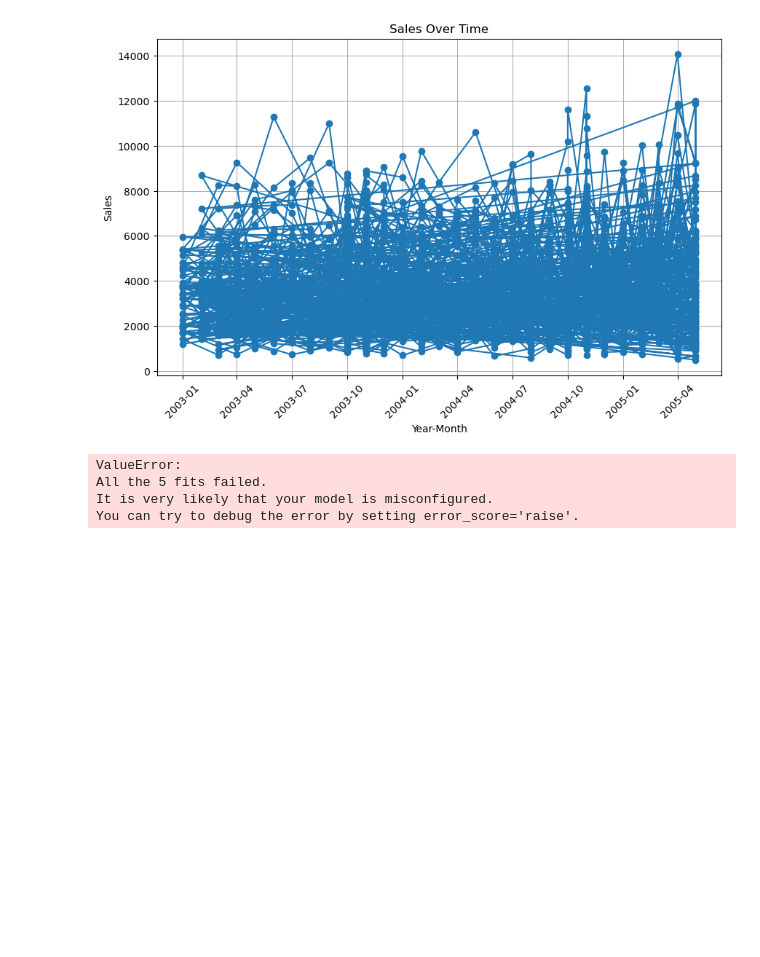
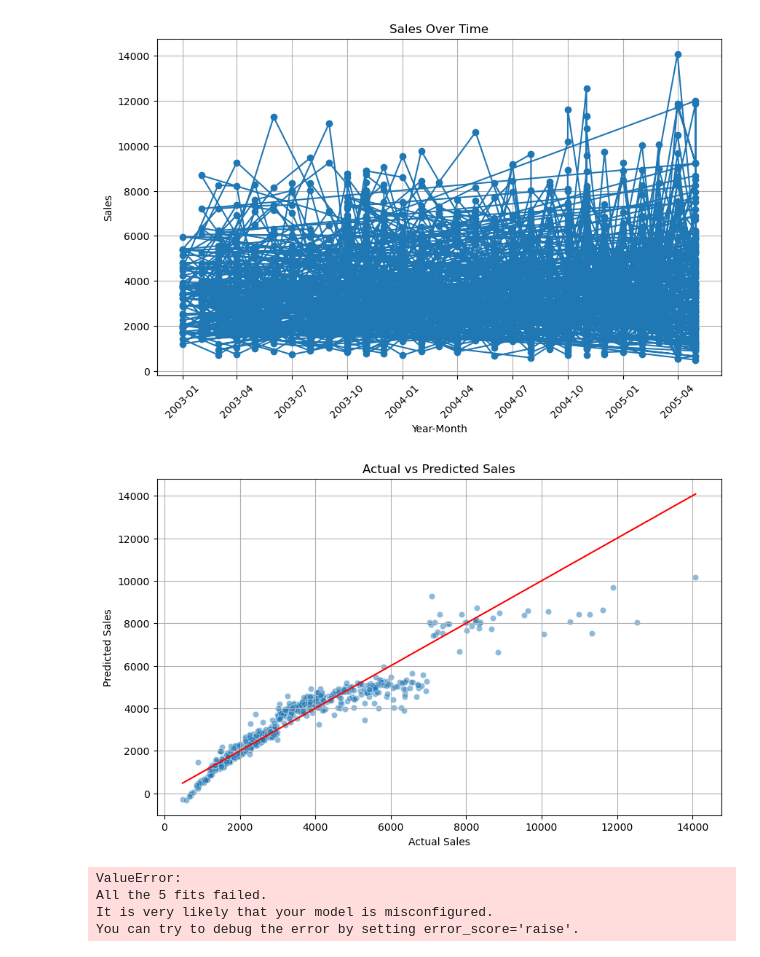
Before and after one commit to Debasish6/ML-Basics, a Jupyter notebook: Sales Prediction/Sales_data_prediction.ipynb, the cells around one changed output. Drawn from its saved outputs; the diff is of its cells as text; code cells hidden in the pictures; blank space fills up the shorter version.

Commit message:
Updated sales file sucessfully

```diff
--- a/Sales Prediction/Sales_data_prediction.ipynb
+++ b/Sales Prediction/Sales_data_prediction.ipynb
@@ -174,6 +174,21 @@ plt.grid(True)
 plt.show()
 # %% [output]
 [figure]
+# %%
+import matplotlib.pyplot as plt
+import seaborn as sns
+
+# Scatter plot with regression line
+plt.figure(figsize=(10, 6))
+sns.scatterplot(x=y_test, y=predictions, alpha=0.5)
+sns.lineplot(x=[min(y_test), max(y_test)], y=[min(y_test), max(y_test)], color='red')
+plt.title('Actual vs Predicted Sales')
+plt.xlabel('Actual Sales')
+plt.ylabel('Predicted Sales')
+plt.grid(True)
+plt.show()
+# %% [output]
+[figure, added]
 # %%
 from sklearn.ensemble import RandomForestRegressor
 from sklearn.model_selection import cross_val_score
```
Also changed, not shown: parts of 6 cells of this notebook.
